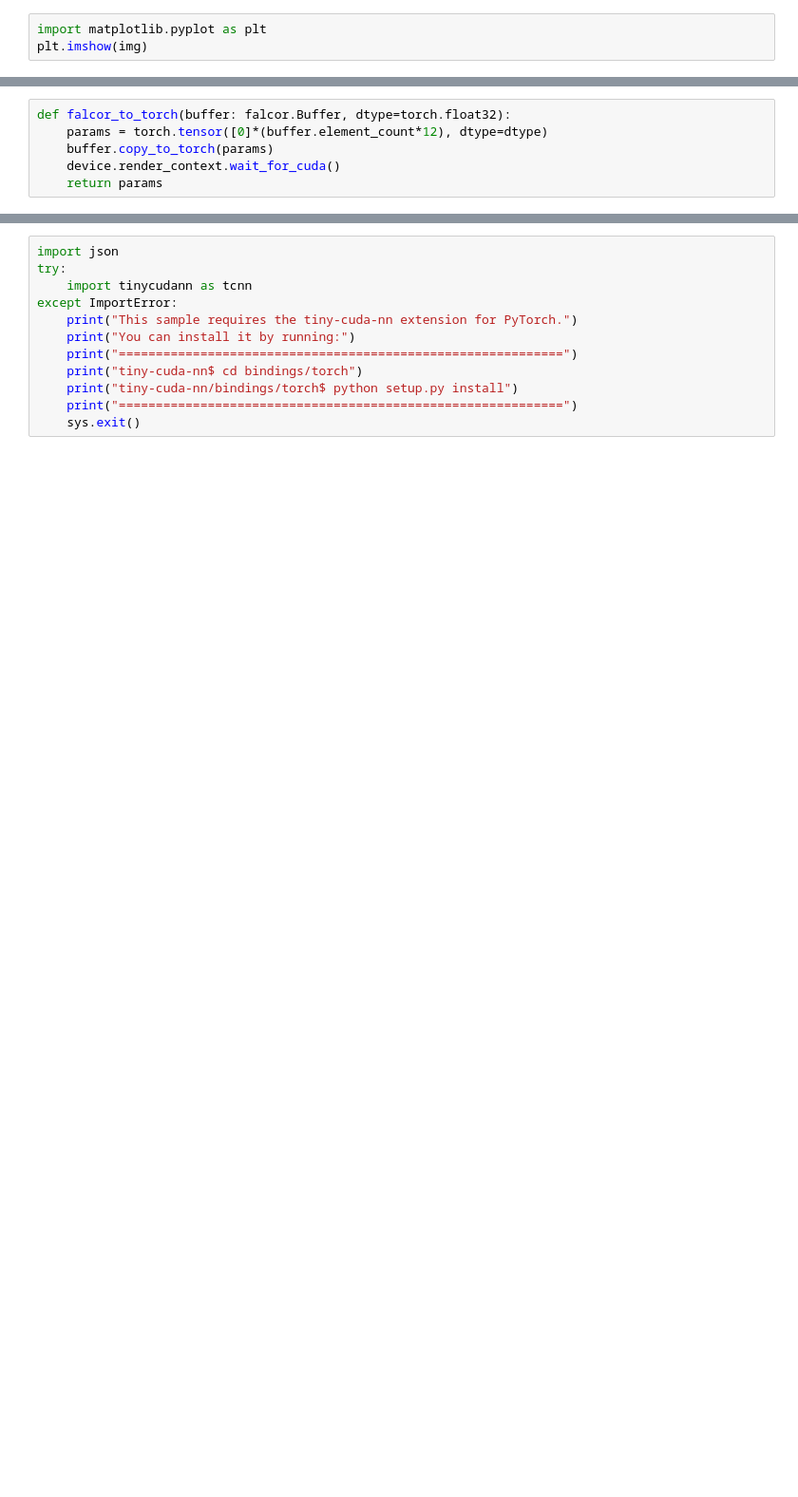
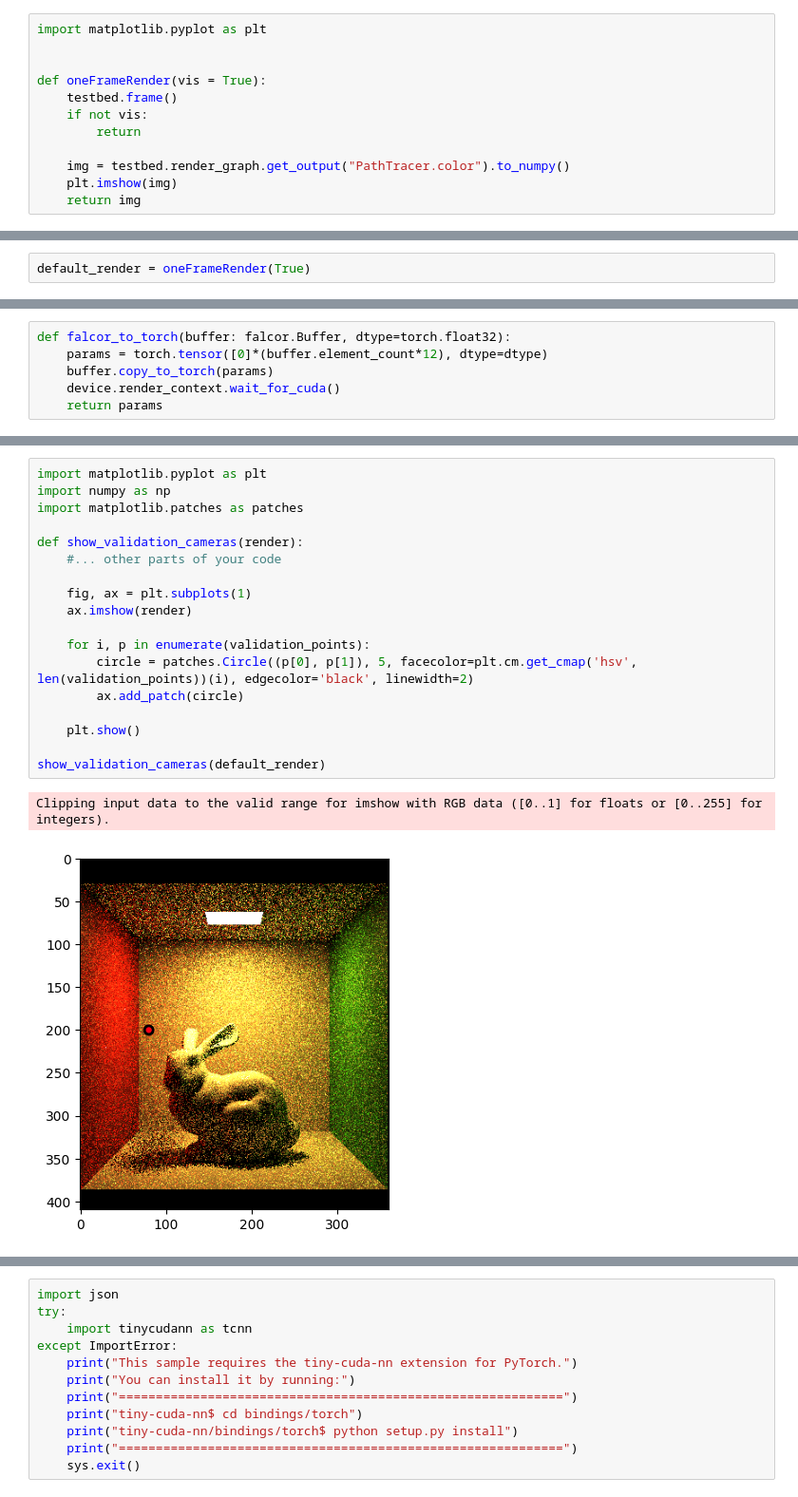
Before and after one commit to Mishok43/Falcor, a Jupyter notebook: scripts/ours/test.ipynb, the cells around one changed output, grey strips where cells are left out. Shown at 95% size. Drawn from its saved outputs; the diff is of its cells as text; blank space fills up the shorter version.

```diff
--- a/scripts/ours/test.ipynb
+++ b/scripts/ours/test.ipynb
@@ -89,3 +99,12 @@ img = testbed.render_graph.get_output("PathTracer.color").to_numpy()
 # %%
 import matplotlib.pyplot as plt
-plt.imshow(img)
+
+
+def oneFrameRender(vis = True):
+    testbed.frame()
+    if not vis:
+        return
+
+    img = testbed.render_graph.get_output("PathTracer.color").to_numpy()
+    plt.imshow(img)
+    return img
@@ -95,0 +111,2 @@ Clipping input data to the valid range for imshow with RGB data ([0..1] for floa
+# %%
+default_render = oneFrameRender(True)
@@ -142,0 +216,21 @@ mlDataOutput = falcor_to_torch_split_interleaved(ml_data, field_types)
+# %%
+import matplotlib.pyplot as plt
+import numpy as np
+import matplotlib.patches as patches
+
+def show_validation_cameras(render):
+    #... other parts of your code
+
+    fig, ax = plt.subplots(1)
+    ax.imshow(render)
+
+    for i, p in enumerate(validation_points):
+        circle = patches.Circle((p[0], p[1]), 5, facecolor=plt.cm.get_cmap('hsv', len(validation_points))(i), edgecolor='black', linewidth=2)
+        ax.add_patch(circle)
+
+    plt.show()
+
+show_validation_cameras(default_render)
+# %% [output]
+Clipping input data to the valid range for imshow with RGB data ([0..1] for floats or [0..255] for integers).
+[figure, added]
```
Also changed, not shown: parts of 21 cells of this notebook, 11 other files.
